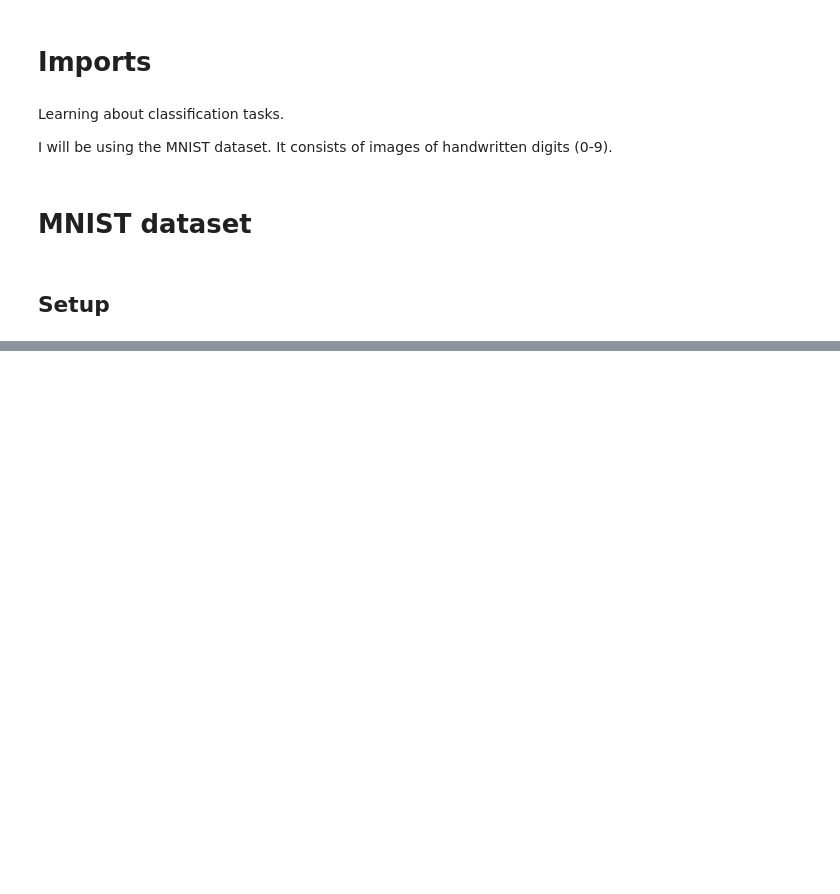
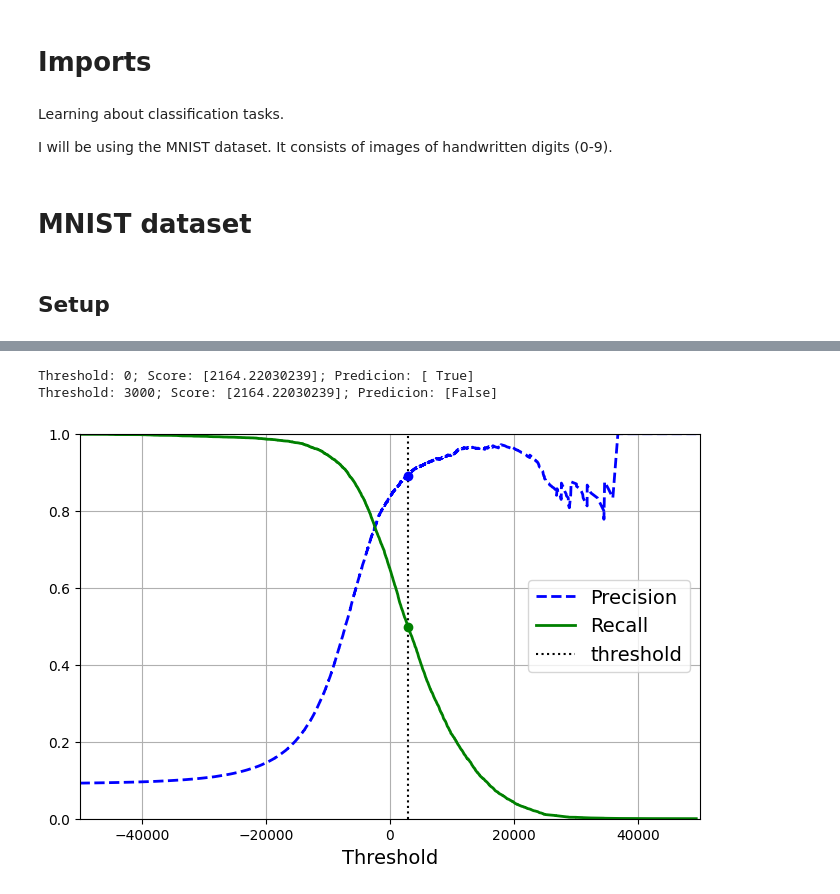
Before and after one commit to MrIsCM/Learning-Machine-Learning, a Jupyter notebook: Notebooks/03_classification.ipynb, the cells around one changed output, grey strips where cells are left out. Cells and saved outputs as stored; diff of their text form; code cells hidden in the pictures; blank space fills up the shorter version.

```diff
--- a/Notebooks/03_classification.ipynb
+++ b/Notebooks/03_classification.ipynb
@@ -31,0 +260,43 @@ IMAGE_PATH.mkdir(parents=True, exist_ok=True)
+# %%
+# The classifier has a decision function and uses a threshold (0) to make predictions
+# We can access the decision scores and set our own threshold
+
+y_scores = sgd_clf.decision_function([some_digit])
+threshold = 0
+y_some_digit_pred = (y_scores > threshold)
+print(f"Threshold: {threshold}; Score: {y_scores}; Predicion: {y_some_digit_pred}")
+
+# Raising the threshold
+threshold = 3000
+y_some_digit_pred = (y_scores > threshold)
+print(f"Threshold: {threshold}; Score: {y_scores}; Predicion: {y_some_digit_pred}")
+# %% [output]
+Threshold: 0; Score: [2164.22030239]; Predicion: [ True]
+Threshold: 3000; Score: [2164.22030239]; Predicion: [False]
+# %%
+# Using cross-val to get the scores of all instances in the training set
+
+y_scores = cross_val_predict(sgd_clf, X_train, y_train_5, cv=3, method="decision_function")
+# %%
+# Using precision_recall_curve to plot precision and recall as functions of the threshold
+
+from sklearn.metrics import precision_recall_curve
+
+precisions, recalls, thresholds = precision_recall_curve(y_train_5, y_scores)
+# %%
+plt.figure(figsize=(8, 5))
+plt.plot(thresholds, precisions[:-1], "b--", label="Precision", linewidth=2)
+plt.plot(thresholds, recalls[:-1], "g-", label="Recall", linewidth=2)
+plt.vlines(threshold, 0, 1.0, "k", "dotted", label="threshold")
+
+idx = (thresholds >= threshold).argmax()  # first index ≥ threshold
+plt.plot(thresholds[idx], precisions[idx], "bo")
+plt.plot(thresholds[idx], recalls[idx], "go")
+plt.axis([-50000, 50000, 0, 1])
+plt.grid()
+plt.xlabel("Threshold")
+plt.legend(loc="center right")
+
+plt.show()
+# %% [output]
+[figure, added]
```
Also changed, not shown: parts of 40 cells of this notebook.
